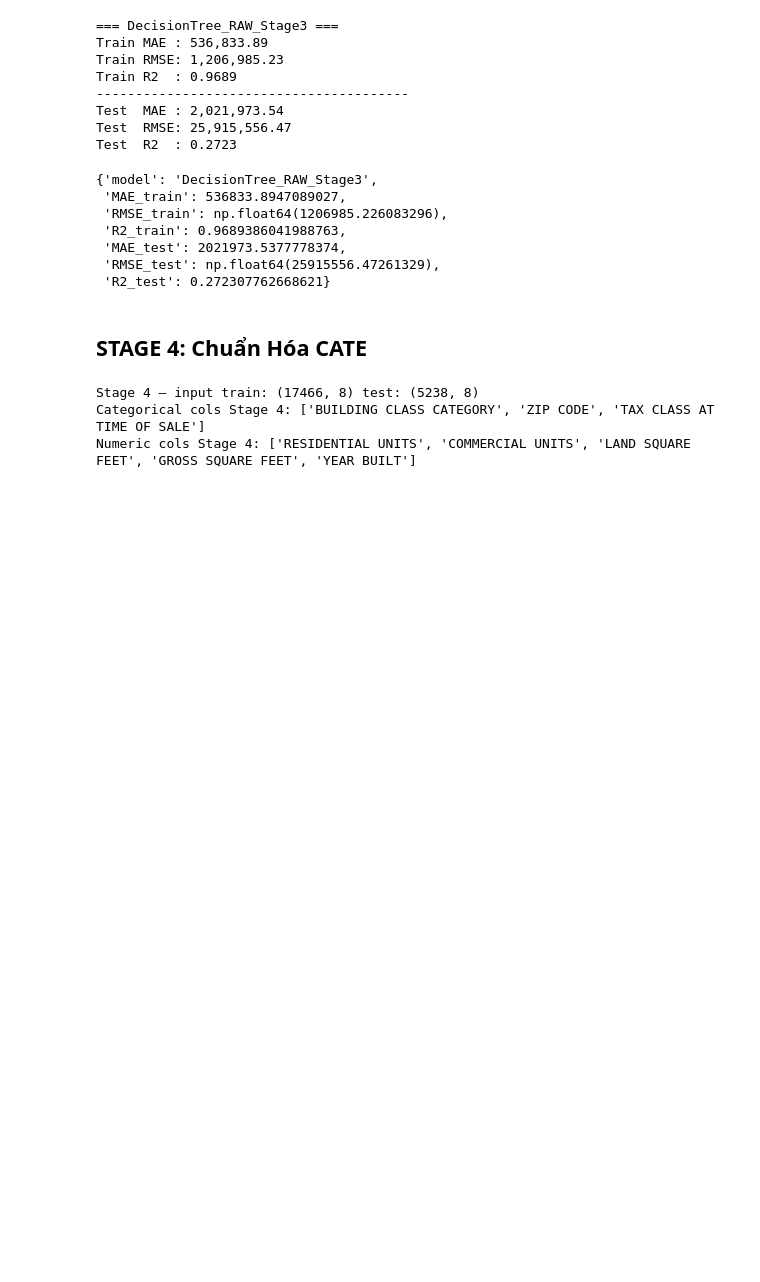
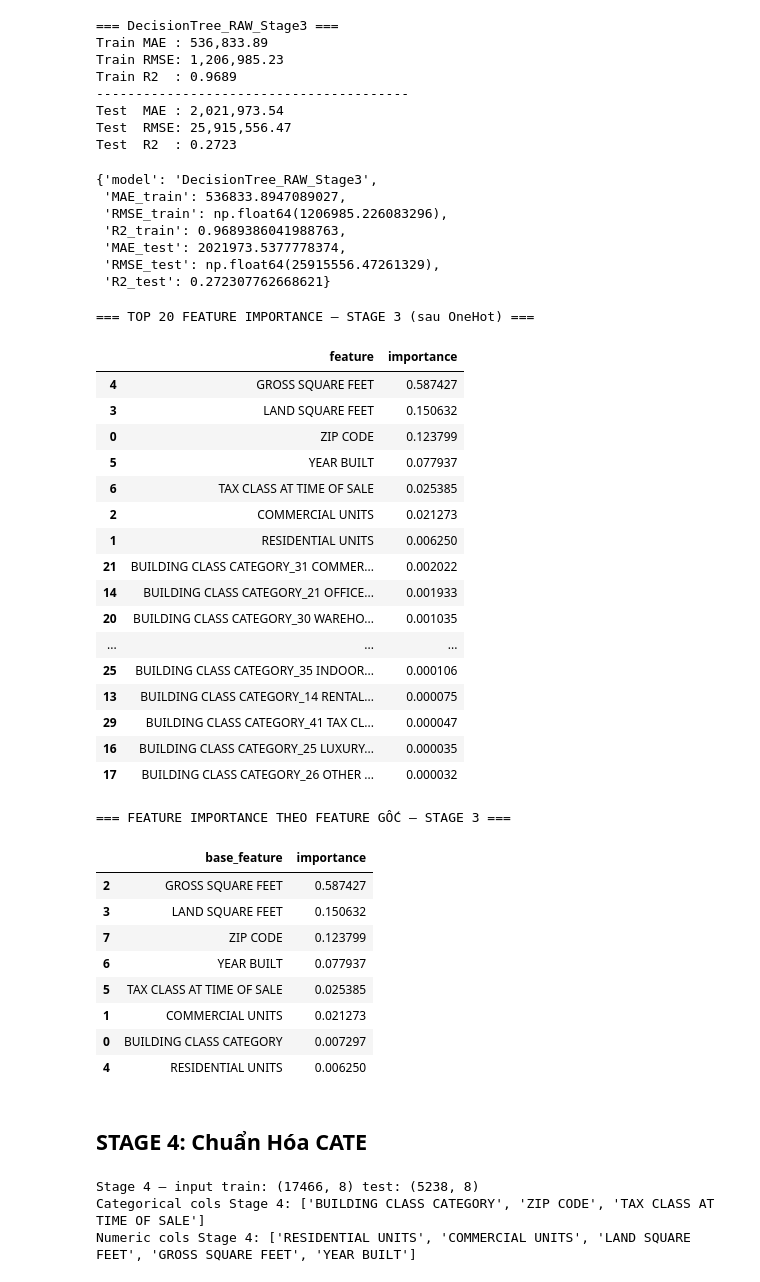
Before and after one commit to Gitzav/role_of_data_preparation, a Jupyter notebook: main.ipynb, the cells around one changed output. Drawn from its saved outputs; the diff is of its cells as text; code cells hidden in the pictures; blank space fills up the shorter version.

```diff
--- a/main.ipynb
+++ b/main.ipynb
@@ -679,6 +679,82 @@ Test  R2  : 0.2723
  'MAE_test': 2021973.5377778374,
  'RMSE_test': np.float64(25915556.47261329),
  'R2_test': 0.272307762668621}
+# %%
+# ===========================
+# FEATURE IMPORTANCE – STAGE 3
+# ===========================
+
+import pandas as pd
+
+# Lấy lại các step trong pipeline
+pre_s3  = dt_pipe_stage3.named_steps["preprocess"]
+tree_s3 = dt_pipe_stage3.named_steps["model"]
+
+# Importances từ cây
+importances_s3 = tree_s3.feature_importances_
+
+# ----- Tên feature sau OneHot -----
+num_cols_s3 = numeric_cols_raw_stage3
+cat_cols_s3 = cat_cols_raw_stage3
+
+# OneHotEncoder của nhánh cat
+ohe_s3 = pre_s3.named_transformers_["cat"].named_steps["onehot"]
+cat_feature_names_s3 = ohe_s3.get_feature_names_out(cat_cols_s3)
+
+# Ghép num + cat
+all_feature_names_s3 = list(num_cols_s3) + list(cat_feature_names_s3)
+
+# Đưa vào DataFrame chi tiết
+fi_s3_detail = pd.DataFrame({
+    "feature": all_feature_names_s3,
+    "importance": importances_s3,
+}).sort_values("importance", ascending=False)
+
+print("=== TOP 20 FEATURE IMPORTANCE – STAGE 3 (sau OneHot) ===")
+display(fi_s3_detail.head(20))
+
+# ----- Gộp importance theo feature gốc -----
+fi_s3_group = fi_s3_detail.copy()
+# tách theo "_" lần đầu tiên để lấy tên feature gốc
+fi_s3_group["base_feature"] = fi_s3_group["feature"].str.split("_", n=1).str[0]
+
+fi_s3_group = (
+    fi_s3_group.groupby("base_feature", as_index=False)["importance"]
+               .sum()
+               .sort_values("importance", ascending=False)
+)
+
+print("=== FEATURE IMPORTANCE THEO FEATURE GỐC – STAGE 3 ===")
+display(fi_s3_group)
+# %% [output]
+=== TOP 20 FEATURE IMPORTANCE – STAGE 3 (sau OneHot) ===
+|  | feature | importance |
+| 4 | GROSS SQUARE FEET | 0.587427 |
+| 3 | LAND SQUARE FEET | 0.150632 |
+| 0 | ZIP CODE | 0.123799 |
+| 5 | YEAR BUILT | 0.077937 |
+| 6 | TAX CLASS AT TIME OF SALE | 0.025385 |
+| 2 | COMMERCIAL UNITS | 0.021273 |
+| 1 | RESIDENTIAL UNITS | 0.006250 |
+| 21 | BUILDING CLASS CATEGORY_31 COMMER... | 0.002022 |
+| 14 | BUILDING CLASS CATEGORY_21 OFFICE... | 0.001933 |
+| 20 | BUILDING CLASS CATEGORY_30 WAREHO... | 0.001035 |
+| ... | ... | ... |
+| 25 | BUILDING CLASS CATEGORY_35 INDOOR... | 0.000106 |
+| 13 | BUILDING CLASS CATEGORY_14 RENTAL... | 0.000075 |
+| 29 | BUILDING CLASS CATEGORY_41 TAX CL... | 0.000047 |
+| 16 | BUILDING CLASS CATEGORY_25 LUXURY... | 0.000035 |
+| 17 | BUILDING CLASS CATEGORY_26 OTHER ... | 0.000032 |
+=== FEATURE IMPORTANCE THEO FEATURE GỐC – STAGE 3 ===
+|  | base_feature | importance |
+| 2 | GROSS SQUARE FEET | 0.587427 |
+| 3 | LAND SQUARE FEET | 0.150632 |
+| 7 | ZIP CODE | 0.123799 |
+| 6 | YEAR BUILT | 0.077937 |
+| 5 | TAX CLASS AT TIME OF SALE | 0.025385 |
+| 1 | COMMERCIAL UNITS | 0.021273 |
+| 0 | BUILDING CLASS CATEGORY | 0.007297 |
+| 4 | RESIDENTIAL UNITS | 0.006250 |
 # %% [markdown]
 ## STAGE 4: Chuẩn Hóa CATE
 # %%
```
Also changed, not shown: parts of 6 cells of this notebook.
